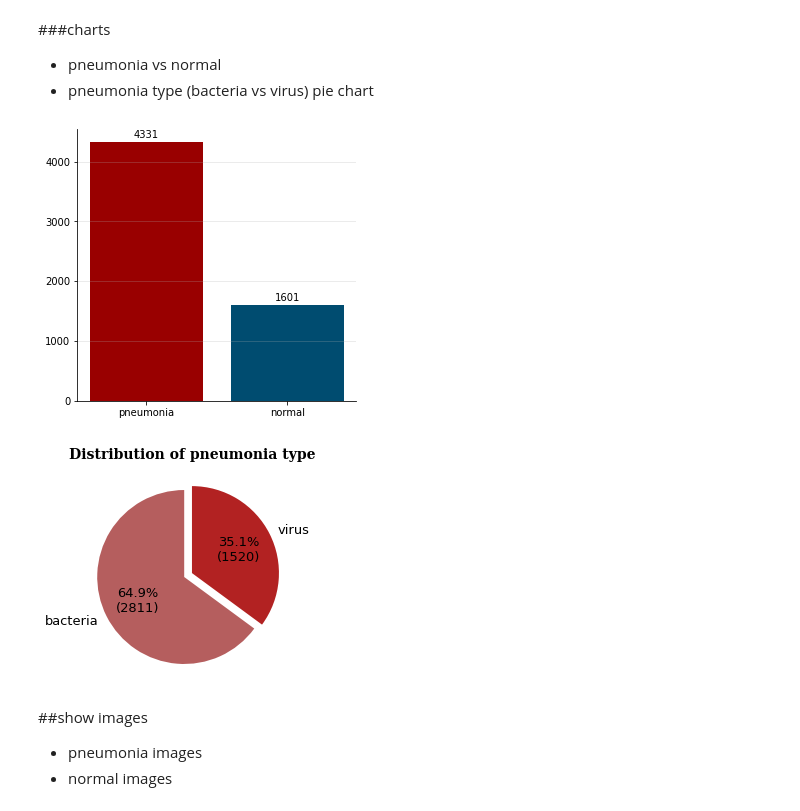
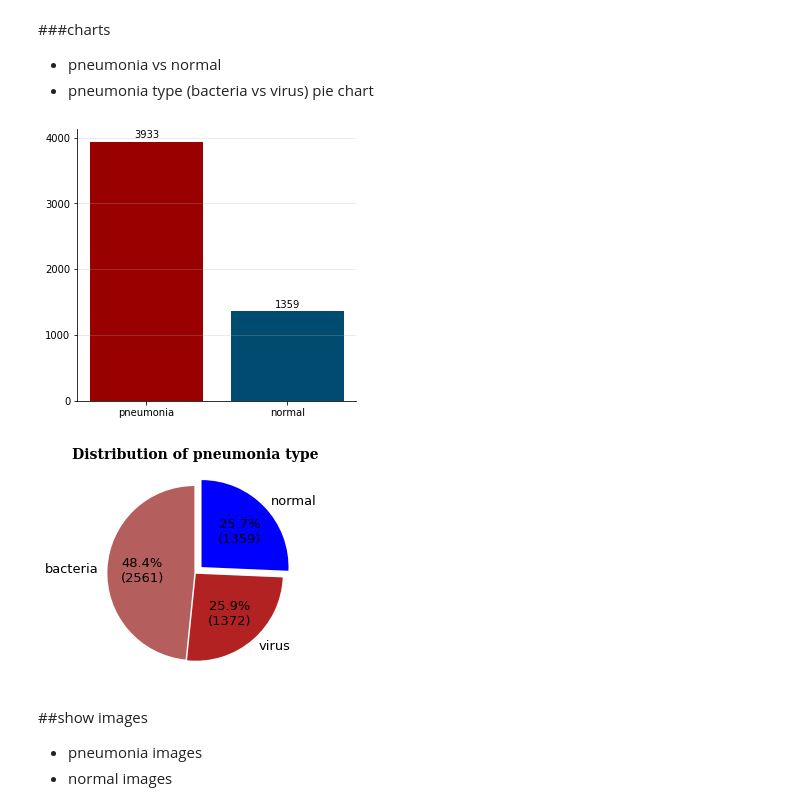
Before and after one commit to katehee/pneumonia-detection-in-X-ray-images, a Jupyter notebook: pneumonia_EDA.ipynb, the cells around one changed output. Saved outputs shown, nothing was run; the diff lists cells and outputs as text; code cells hidden in the pictures.

```diff
--- a/pneumonia_EDA.ipynb
+++ b/pneumonia_EDA.ipynb
@@ -82,12 +70,12 @@ No. channel of image:  3
 - pneumonia vs normal
 - pneumonia type (bacteria vs virus) pie chart
 # %%
-total_num_pneumonia = len(os.listdir(os.path.join(train_dir, 'PNEUMONIA'))) + len(os.listdir(os.path.join(test_dir, 'PNEUMONIA'))) + len(os.listdir(os.path.join(val_dir, 'PNEUMONIA')))
-total_num_normal = len(os.listdir(os.path.join(train_dir, 'NORMAL'))) + len(os.listdir(os.path.join(test_dir, 'NORMAL'))) + len(os.listdir(os.path.join(val_dir, 'NORMAL')))
-
-#bar-chart pneumonia vs normal
+#@title
+#pneumonia: label (0) & normal : label (1)
+total_p = len(train[:, [1]]) - sum(train[:, [1]])
+total_n = sum(train[:, [1]])
 fig, ax =  plt.subplots(figsize = (5, 5))
-ax.bar(['pneumonia','normal'], [total_num_pneumonia, total_num_normal], color = ('#990000', '#004c70'))
+ax.bar(['pneumonia','normal'], [total_p[0], total_n[0]], color = ('#990000', '#004c70'))
 for s in ["top","right"]:
     ax.spines[s].set_visible(False)
 
@@ -104,34 +92,36 @@ grid_y_ticks = np.arange(0, 4400, 1000)
 ax.set_yticks(grid_y_ticks)
 ax.grid(axis='y', linestyle='-', alpha=0.3)
 # %% [output]
-[figure, old version]
+[figure, new version]
 # %%
-total_pneumonia_filenames = os.listdir(os.path.join(train_dir, 'PNEUMONIA')) + os.listdir(os.path.join(test_dir, 'PNEUMONIA')) + os.listdir(os.path.join(val_dir, 'PNEUMONIA'))
-
+#@title
+# train_dir = "/content/drive/MyDrive/Pneumonia/train/"
+# total_pneumonia_filenames = os.listdir(os.path.join(train_dir, 'PNEUMONIA'))
+pneumonia_train_dir = os.listdir("/content/drive/MyDrive/Pneumonia/train/PNEUMONIA")
 virus_cnt, bacteria_cnt = 0, 0
-for pneumonia_filename in total_pneumonia_filenames:
+for pneumonia_filename in pneumonia_train_dir:
   p_type = pneumonia_filename.split('_')[1]
   if p_type == "virus":
     virus_cnt += 1
   elif p_type == "bacteria":
     bacteria_cnt += 1
-# print("total_pneumonia_cases: ", len(total_pneumonia_filenames))
-# print("virus count: ", virus_cnt)
-# print("bacteria count: ",bacteria_cnt)
+  else:
+    print(p_type)
 
 #distribution of pneumonia type - pie chart
-y = [bacteria_cnt, virus_cnt]
-labels = ["bacteria", "virus"]
-colors = ['#b55e5e','#b22222']
-myexplode = [0.1, 0]
+y = [bacteria_cnt, virus_cnt, total_n]
+labels = ["bacteria", "virus", "normal"]
+colors = ['#b55e5e','#b22222', 'blue']
+myexplode = [0.01, 0.01, 0.1]
+
 def prob(x):
-  return '{:.1f}'.format(x) + '%' + "\n" + '(' + '{:.0f}'.format(x/100 * 4331) + ')'
+  return '{:.1f}'.format(x) + '%' + "\n" + '(' + '{:.0f}'.format(x/100 * sum(y)[0]) + ')'
 
 plt.title("Distribution of pneumonia type", fontsize=14, fontweight='bold', fontfamily='serif')
 plt.pie(y, labels=labels, startangle=90, colors=colors, explode=myexplode, autopct=prob, textprops={'fontsize': 13})
 plt.show()
 # %% [output]
-[figure, old version]
+[figure, new version]
 # %% [markdown]
 ##show images
 - pneumonia images
```
Also changed, not shown: parts of 13 cells of this notebook.
